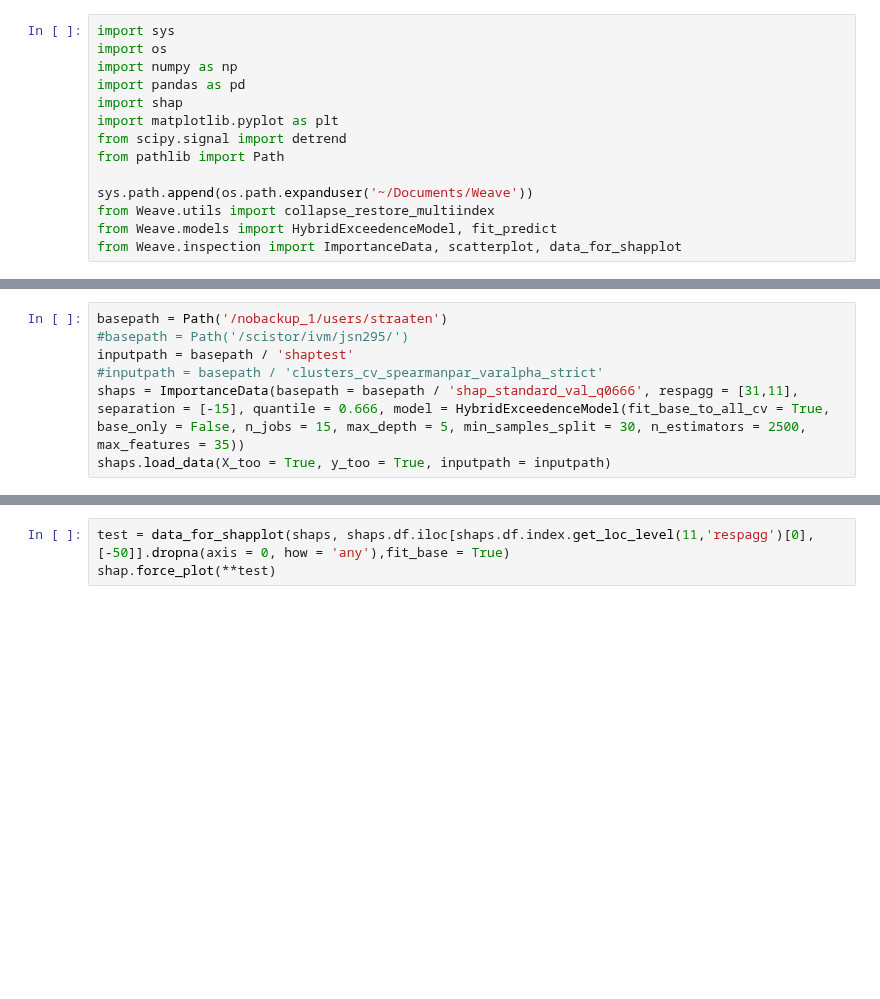
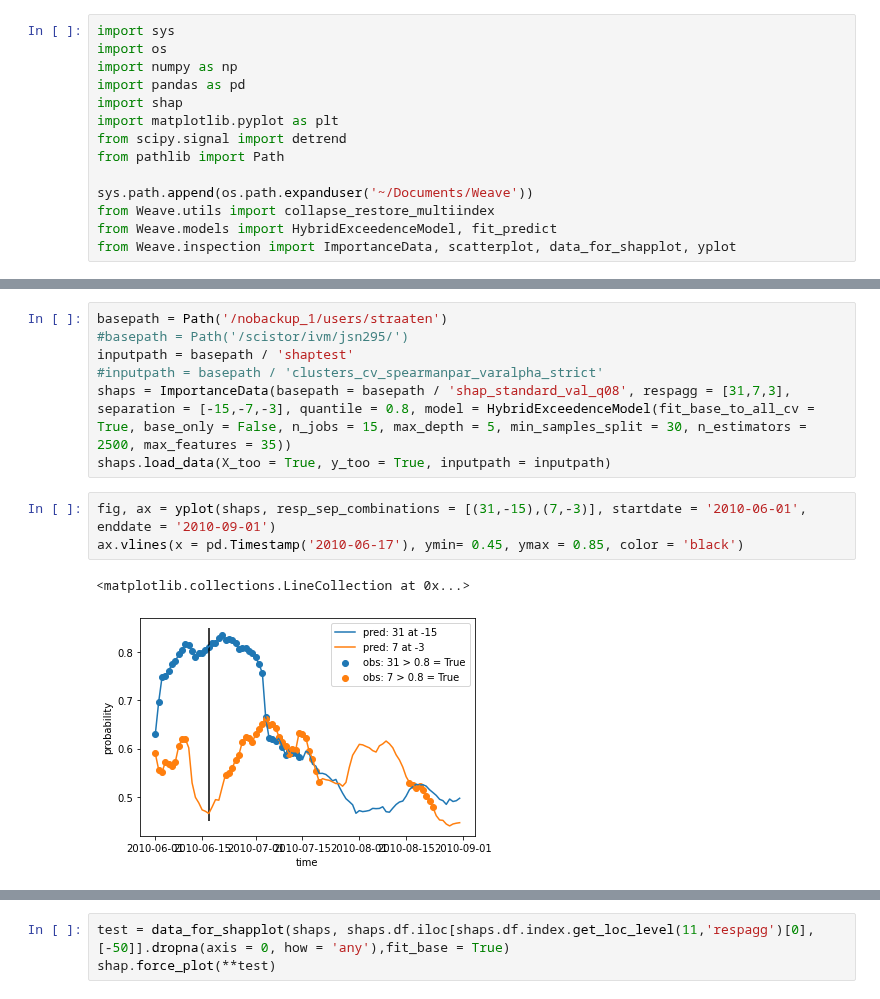
Before and after one commit to chiemvs/Weave, a Jupyter notebook: notebooks/visualize_shap.ipynb, the cells around one changed output, grey strips where cells are left out. Saved outputs shown, nothing was run; the diff lists cells and outputs as text; blank space fills up the shorter version.

```diff
--- a/notebooks/visualize_shap.ipynb
+++ b/notebooks/visualize_shap.ipynb
@@ -11,7 +11,7 @@ from pathlib import Path
 sys.path.append(os.path.expanduser('~/Documents/Weave'))
 from Weave.utils import collapse_restore_multiindex
 from Weave.models import HybridExceedenceModel, fit_predict
-from Weave.inspection import ImportanceData, scatterplot, data_for_shapplot
+from Weave.inspection import ImportanceData, scatterplot, data_for_shapplot, yplot
 # %%
 shap.initjs()
 # %% [output]
@@ -21,5 +21,11 @@ basepath = Path('/nobackup_1/users/straaten')
 #basepath = Path('/scistor/ivm/jsn295/')
 inputpath = basepath / 'shaptest'
 #inputpath = basepath / 'clusters_cv_spearmanpar_varalpha_strict'
-shaps = ImportanceData(basepath = basepath / 'shap_standard_val_q0666', respagg = [31,11], separation = [-15], quantile = 0.666, model = HybridExceedenceModel(fit_base_to_all_cv = True, base_only = False, n_jobs = 15, max_depth = 5, min_samples_split = 30, n_estimators = 2500, max_features = 35))
+shaps = ImportanceData(basepath = basepath / 'shap_standard_val_q08', respagg = [31,7,3], separation = [-15,-7,-3], quantile = 0.8, model = HybridExceedenceModel(fit_base_to_all_cv = True, base_only = False, n_jobs = 15, max_depth = 5, min_samples_split = 30, n_estimators = 2500, max_features = 35))
 shaps.load_data(X_too = True, y_too = True, inputpath = inputpath)
+# %%
+fig, ax = yplot(shaps, resp_sep_combinations = [(31,-15),(7,-3)], startdate = '2010-06-01', enddate = '2010-09-01')
+ax.vlines(x = pd.Timestamp('2010-06-17'), ymin= 0.45, ymax = 0.85, color = 'black')
+# %% [output]
+<matplotlib.collections.LineCollection at 0x...>
+[figure, added]
```
Also changed, not shown: parts of 19 cells of this notebook, 1 other file.
